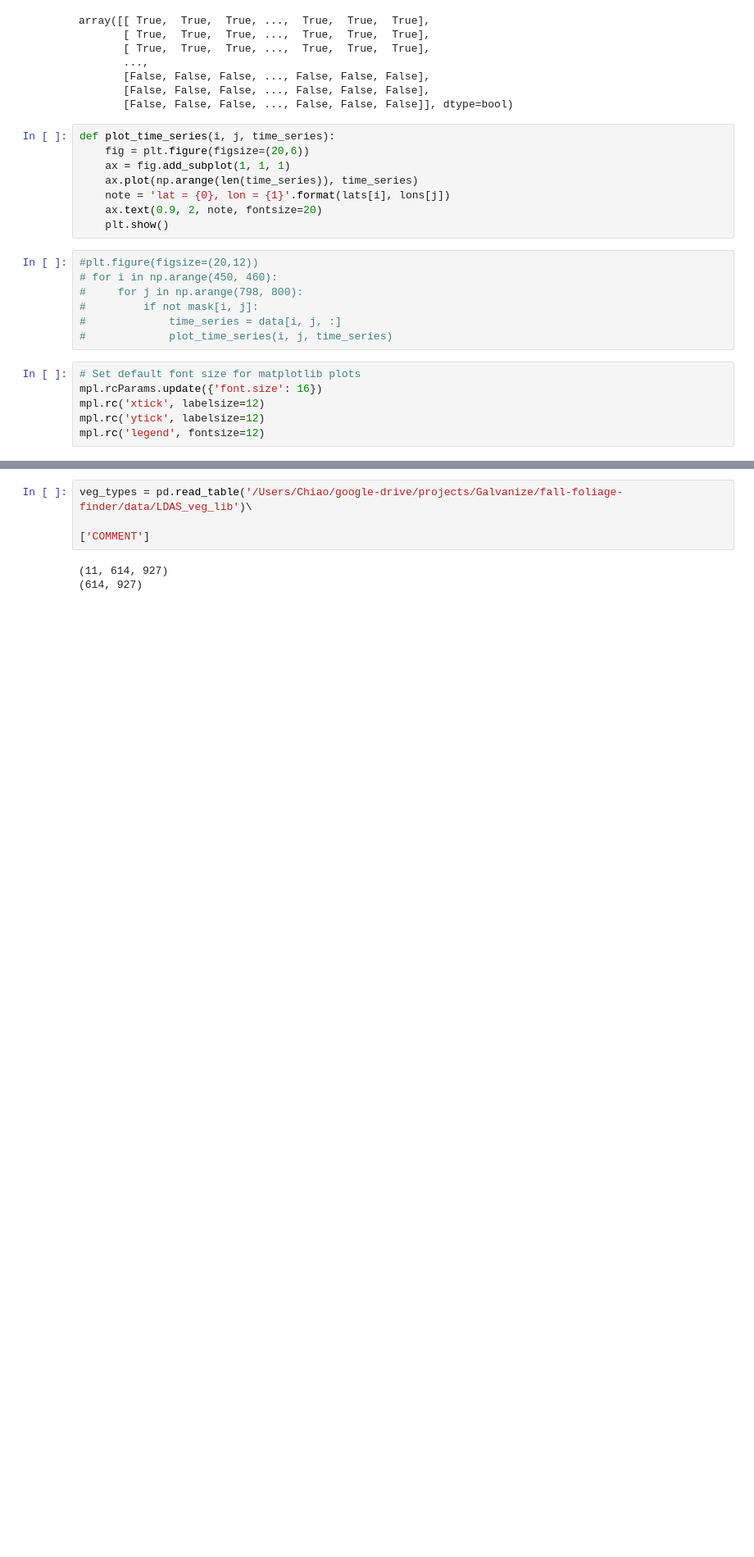
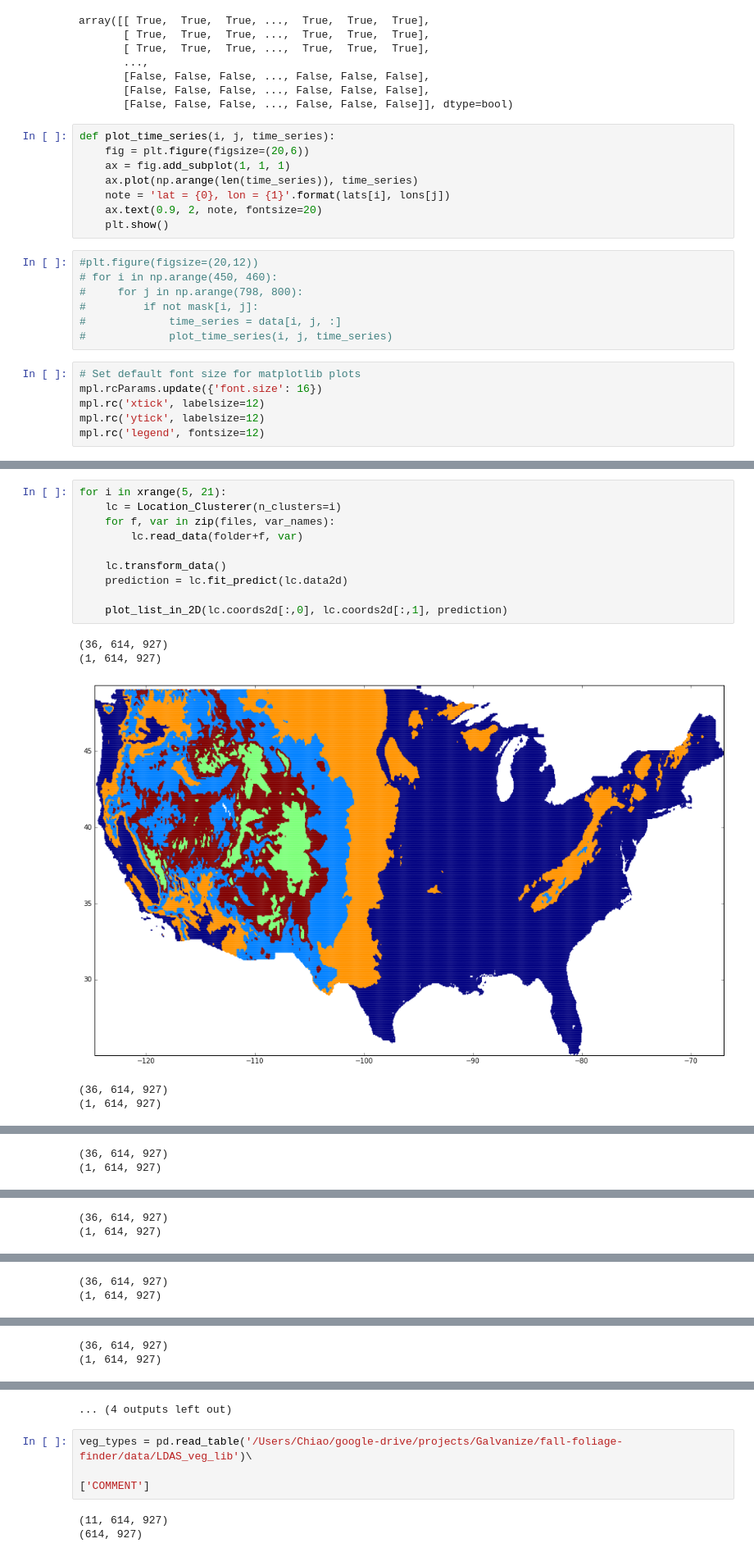
Before and after one commit to tcchiao/fall-foliage-finder, a Jupyter notebook: scripts/EDA-on-NVDI.ipynb, the cells around one changed output, grey strips where cells are left out. Shown at 82% size. Drawn from its saved outputs; the diff is of its cells as text; blank space fills up the shorter version.

```diff
--- a/scripts/EDA-on-NVDI.ipynb
+++ b/scripts/EDA-on-NVDI.ipynb
@@ -197,0 +216,16 @@ print lc.mask.shape
+# %%
+for i in xrange(5, 21):
+    lc = Location_Clusterer(n_clusters=i)
+    for f, var in zip(files, var_names):
+        lc.read_data(folder+f, var)
+
+    lc.transform_data()
+    prediction = lc.fit_predict(lc.data2d)
+
+    plot_list_in_2D(lc.coords2d[:,0], lc.coords2d[:,1], prediction)
+# %% [output]
+(36, 614, 927)
+(1, 614, 927)
+[figure, added]
+(36, 614, 927)
+(1, 614, 927)
@@ -197,0 +233,2 @@ print lc.mask.shape
+(36, 614, 927)
+(1, 614, 927)
@@ -197,0 +236,2 @@ print lc.mask.shape
+(36, 614, 927)
+(1, 614, 927)
@@ -197,0 +239,2 @@ print lc.mask.shape
+(36, 614, 927)
+(1, 614, 927)
@@ -197,0 +242,2 @@ print lc.mask.shape
+(36, 614, 927)
+(1, 614, 927)
@@ -198,3 +245,4 @@ print lc.mask.shape
+... (4 outputs left out)
 # %%
 veg_types = pd.read_table('/Users/Chiao/google-drive/projects/Galvanize/fall-foliage-finder/data/LDAS_veg_lib')\
                                                                                                          ['COMMENT']
```
Also changed, not shown: parts of 8 cells of this notebook, 1 other file.
